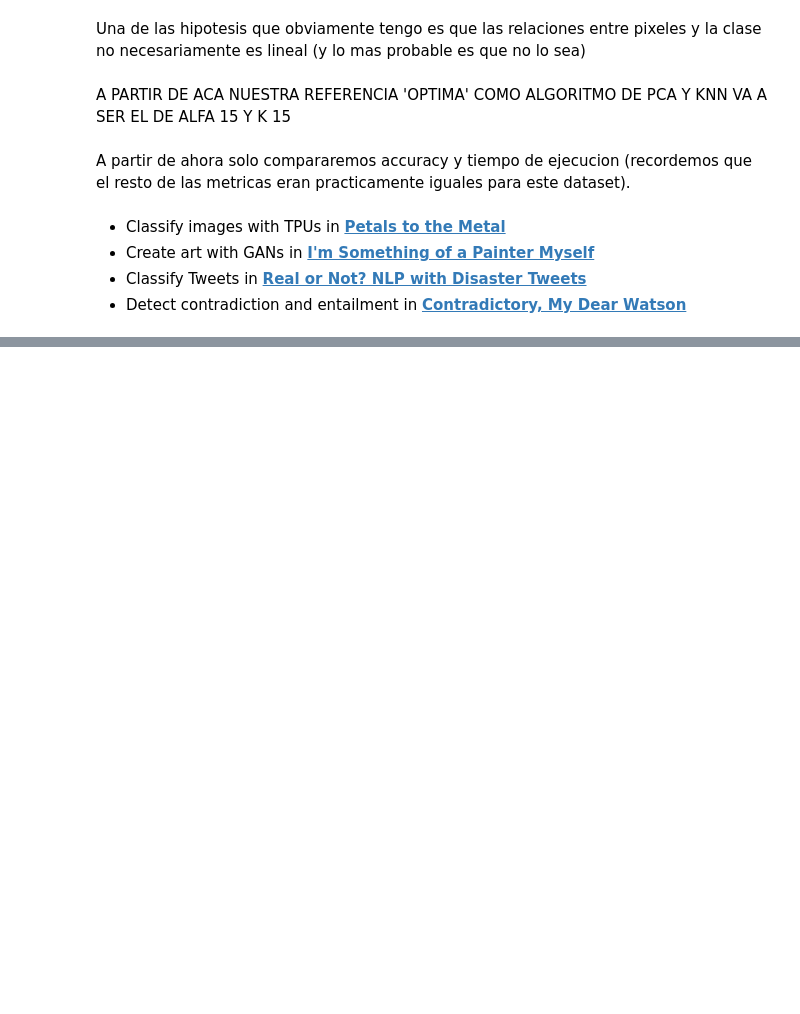
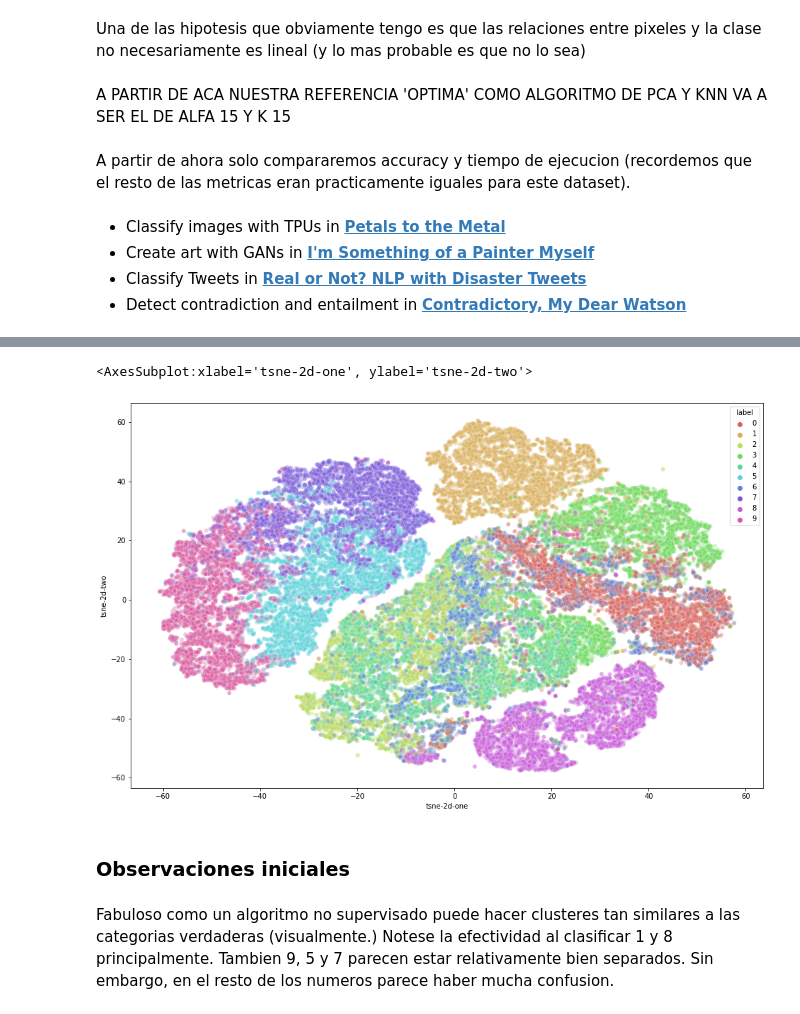
Before and after one commit to mszsorondo/metnum-TP4, a Jupyter notebook: experimentacion_reducciones_nolineales.ipynb, the cells around one changed output, grey strips where cells are left out. Saved outputs shown, nothing was run; the diff lists cells and outputs as text; code cells hidden in the pictures; blank space fills up the shorter version.

Commit message:
+tsne

```diff
--- a/experimentacion_reducciones_nolineales.ipynb
+++ b/experimentacion_reducciones_nolineales.ipynb
@@ -19,0 +37,3 @@ A partir de ahora solo compararemos accuracy y tiempo de ejecucion (recordemos q
+# %%
+df = pd.read_csv("./data/fashion-mnist_train.csv")
+df
@@ -19,0 +54,4 @@ A partir de ahora solo compararemos accuracy y tiempo de ejecucion (recordemos q
+# %%
+X = df.iloc[:,1:]
+y = df["label"]
+X_train, X_test, y_train, y_test = train_test_split(X,y)
@@ -19,0 +60,15 @@ A partir de ahora solo compararemos accuracy y tiempo de ejecucion (recordemos q
+# %%
+
+
+t0 = time.time()
+pca = PCA(15)
+pca.fit(X)
+X = pca.transform(X)
+#X_test = pca.transform(X_test)
+t1 = time.time()
+print("PCA time: ", t1-t0, "\n")
+dim_red = TSNE()
+X_lowDim = dim_red.fit_transform(X)
+t2 = time.time()
+
+print("t-SNE time: ",t2-t1)
@@ -19,0 +84,21 @@ A partir de ahora solo compararemos accuracy y tiempo de ejecucion (recordemos q
+# %%
+
+df_subset = pd.DataFrame()
+df_subset['tsne-2d-one'] = X_lowDim[:,0]
+df_subset['tsne-2d-two'] = X_lowDim[:,1]
+plt.figure(figsize=(16,10))
+sns.scatterplot(
+    x="tsne-2d-one", y="tsne-2d-two",
+    hue=y,
+    palette=sns.color_palette("hls", 10),
+    data=df_subset,
+    legend="full",
+    alpha=0.3
+)
+# %% [output]
+<AxesSubplot:xlabel='tsne-2d-one', ylabel='tsne-2d-two'>
+[figure, added]
+# %% [markdown]
+### Observaciones iniciales
+# %% [markdown]
+Fabuloso como un algoritmo no supervisado puede hacer clusteres tan similares a las categorias verdaderas (visualmente.) Notese la efectividad al clasificar 1 y 8 principalmente. Tambien 9, 5 y 7 parecen estar relativamente bien separados. Sin embargo, en el resto de los numeros parece haber mucha confusion.
```
Also changed, not shown: parts of 9 cells of this notebook.
